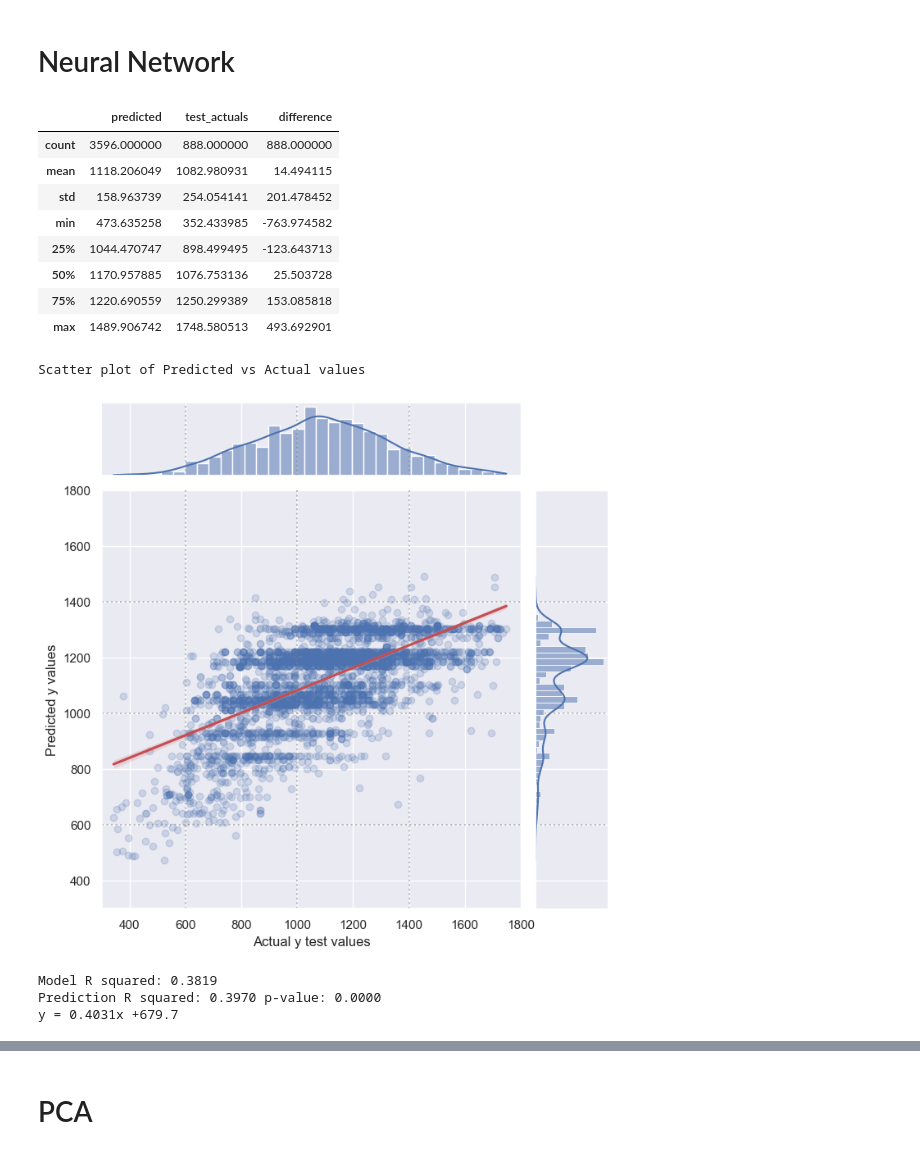
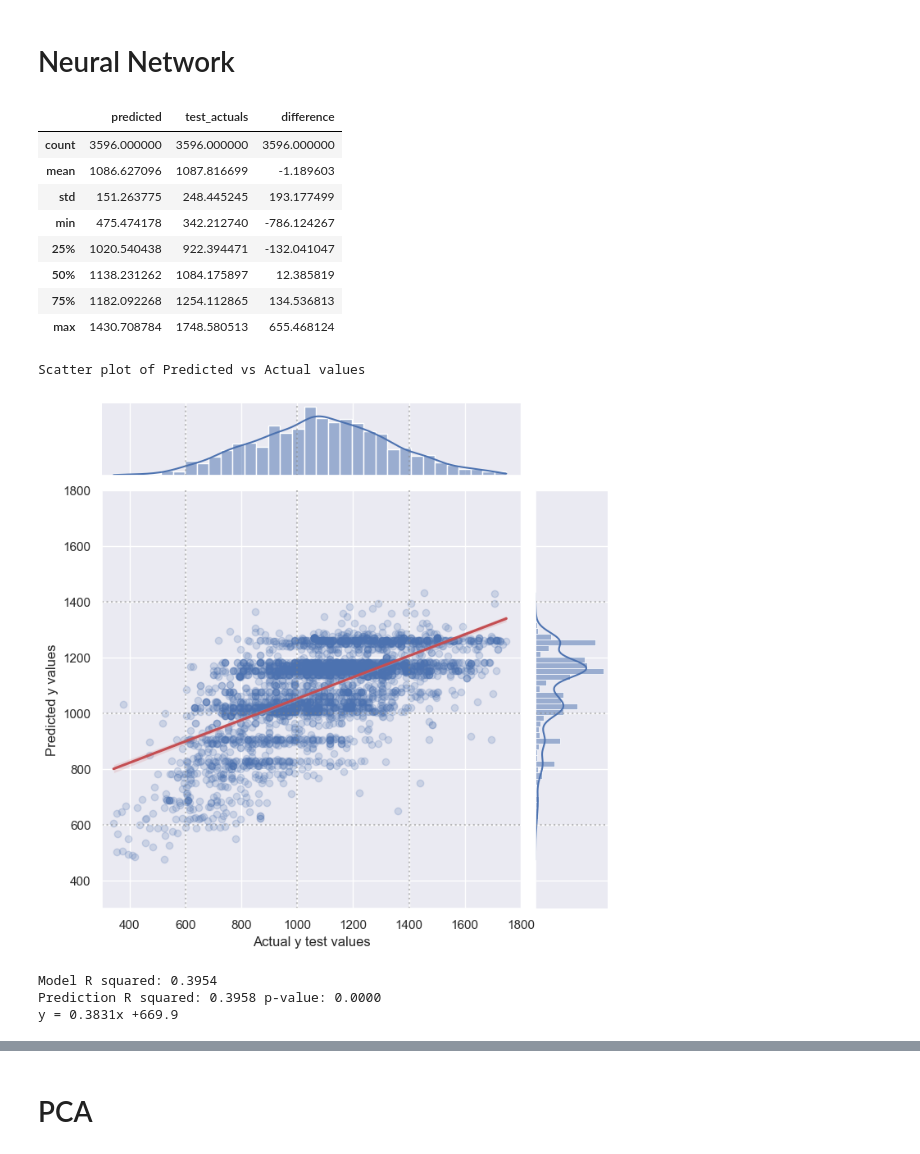
Before and after one commit to danielmpaula/TCC_Final, a Jupyter notebook: 02-Regression Models.ipynb, the cells around one changed output, grey strips where cells are left out. Saved outputs shown, nothing was run; the diff lists cells and outputs as text; code cells hidden in the pictures.

```diff
--- a/02-Regression Models.ipynb
+++ b/02-Regression Models.ipynb
@@ -707,32 +707,31 @@ KstestResult(statistic=0.5058187010646219, pvalue=0.0, statistic_location=3.2498
 # Neural Network
 # %%
 # Create a model and displaying the summary
-NN_model = MLPRegressor((100,100,100), max_iter=2000).fit(X_train, y_train)
+NN_model = MLPRegressor((X_train.shape[1],X_train.shape[1],X_train.shape[1]), max_iter=2000).fit(X_train, y_train)
 # after a few iterations with nodes and depths, this was consistently the best performing model
-
 y_pred_nn = NN_model.predict(X_test)
 # %%
-comparison_nn = pd.DataFrame(y_pred_nn).join(y_test.to_frame()).join((y_pred_nn - y_test).to_frame(), lsuffix='pred')
+comparison_nn = pd.DataFrame((y_pred_nn, y_test.values, y_pred_nn - y_test.values)).transpose()
 comparison_nn.columns = ["predicted", "test_actuals", "difference"]
 comparison_nn.describe()
 # %% [output]
 |  | predicted | test_actuals | difference |
-| count | 3596.000000 | 888.000000 | 888.000000 |
-| mean | 1118.206049 | 1082.980931 | 14.494115 |
-| std | 158.963739 | 254.054141 | 201.478452 |
-| min | 473.635258 | 352.433985 | -763.974582 |
-| 25% | 1044.470747 | 898.499495 | -123.643713 |
-| 50% | 1170.957885 | 1076.753136 | 25.503728 |
-| 75% | 1220.690559 | 1250.299389 | 153.085818 |
-| max | 1489.906742 | 1748.580513 | 493.692901 |
+| count | 3596.000000 | 3596.000000 | 3596.000000 |
+| mean | 1086.627096 | 1087.816699 | -1.189603 |
+| std | 151.263775 | 248.445245 | 193.177499 |
+| min | 475.474178 | 342.212740 | -786.124267 |
+| 25% | 1020.540438 | 922.394471 | -132.041047 |
+| 50% | 1138.231262 | 1084.175897 | 12.385819 |
+| 75% | 1182.092268 | 1254.112865 | 134.536813 |
+| max | 1430.708784 | 1748.580513 | 655.468124 |
 # %%
 create_scatter(y_pred=y_pred_nn, model_corr=NN_model.score(X_test, y_test))
 # %% [output]
 Scatter plot of Predicted vs Actual values
-[figure, old version]
+[figure, new version]
-Model R squared: 0.3819
-Prediction R squared: 0.3970 p-value: 0.0000
-y = 0.4031x +679.7
+Model R squared: 0.3954
+Prediction R squared: 0.3958 p-value: 0.0000
+y = 0.3831x +669.9
 # %%
 # Plotting the residuals
 residuals_nn = comparison_nn.difference.values
```
Also changed, not shown: parts of 7 cells of this notebook.
